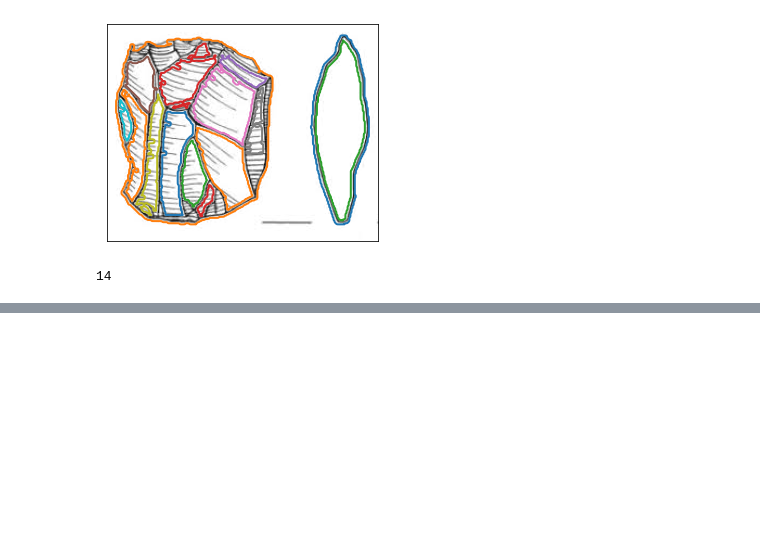
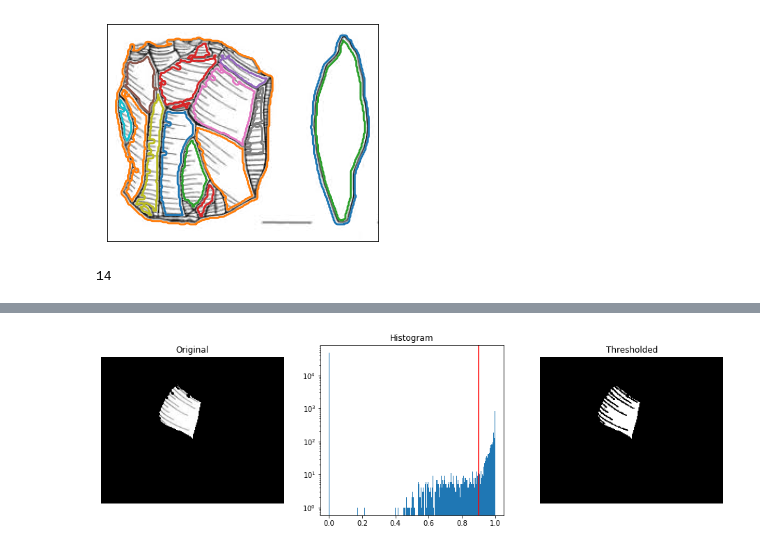
Before and after one commit to alan-turing-institute/Palaeoanalytics, a Jupyter notebook: notebooks/exploration/simple_edge_detection.ipynb, the cells around one changed output, grey strips where cells are left out. Drawn from its saved outputs; the diff is of its cells as text; code cells hidden in the pictures; blank space fills up the shorter version.

```diff
--- a/notebooks/exploration/simple_edge_detection.ipynb
+++ b/notebooks/exploration/simple_edge_detection.ipynb
@@ -207,0 +176,32 @@ len(new_countours)
+# %%
+from skimage.filters import threshold_multiotsu
+
+thresh = threshold_minimum(new_image)
+binary_sub_image = new_image > 0.9
+
+
+
+
+
+fig, axes = plt.subplots(ncols=3, figsize=(16, 4.5))
+ax = axes.ravel()
+ax[0] = plt.subplot(1, 3, 1)
+ax[1] = plt.subplot(1, 3, 2)
+ax[2] = plt.subplot(1, 3, 3, sharex=ax[0], sharey=ax[0])
+
+ax[0].imshow(new_image, cmap=plt.cm.gray)
+ax[0].set_title('Original')
+ax[0].axis('off')
+
+ax[1].hist(new_image.ravel(), bins=256)
+ax[1].set_yscale('log')
+ax[1].set_title('Histogram')
+ax[1].axvline(0.9, color='r')
+
+ax[2].imshow(binary_sub_image, cmap=plt.cm.gray)
+ax[2].set_title('Thresholded')
+ax[2].axis('off')
+
+plt.show()
+# %% [output]
+[figure, added]
```
Also changed, not shown: parts of 9 cells of this notebook.
